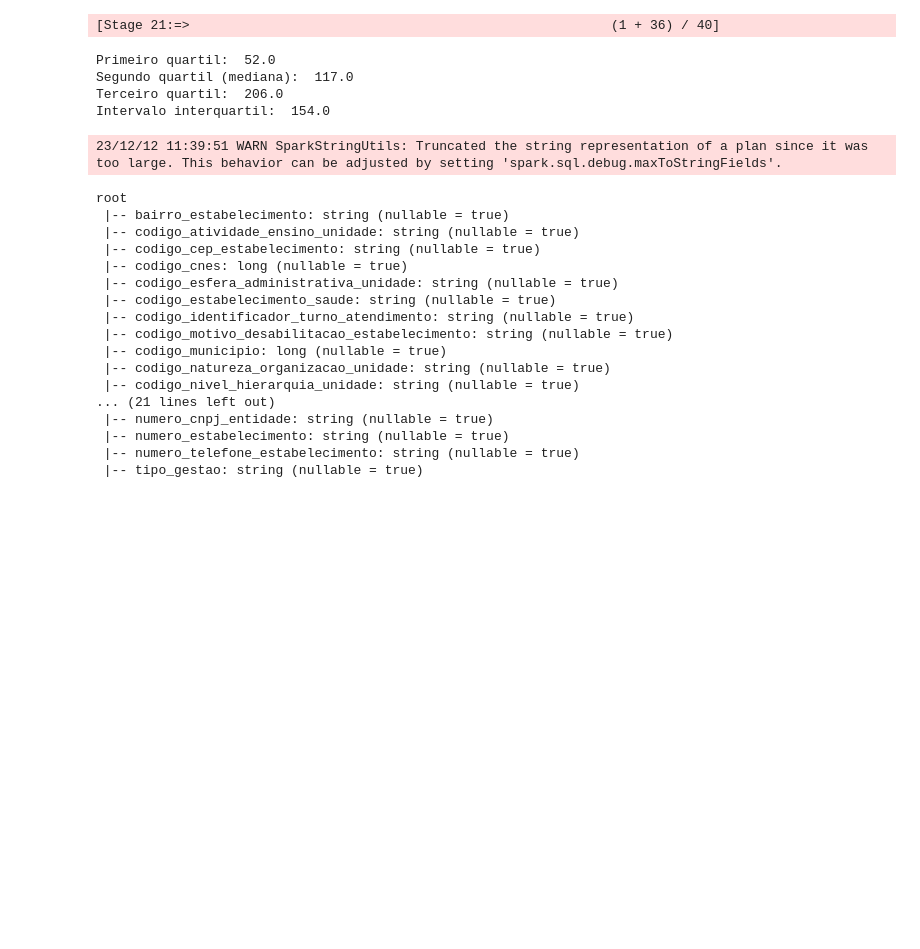
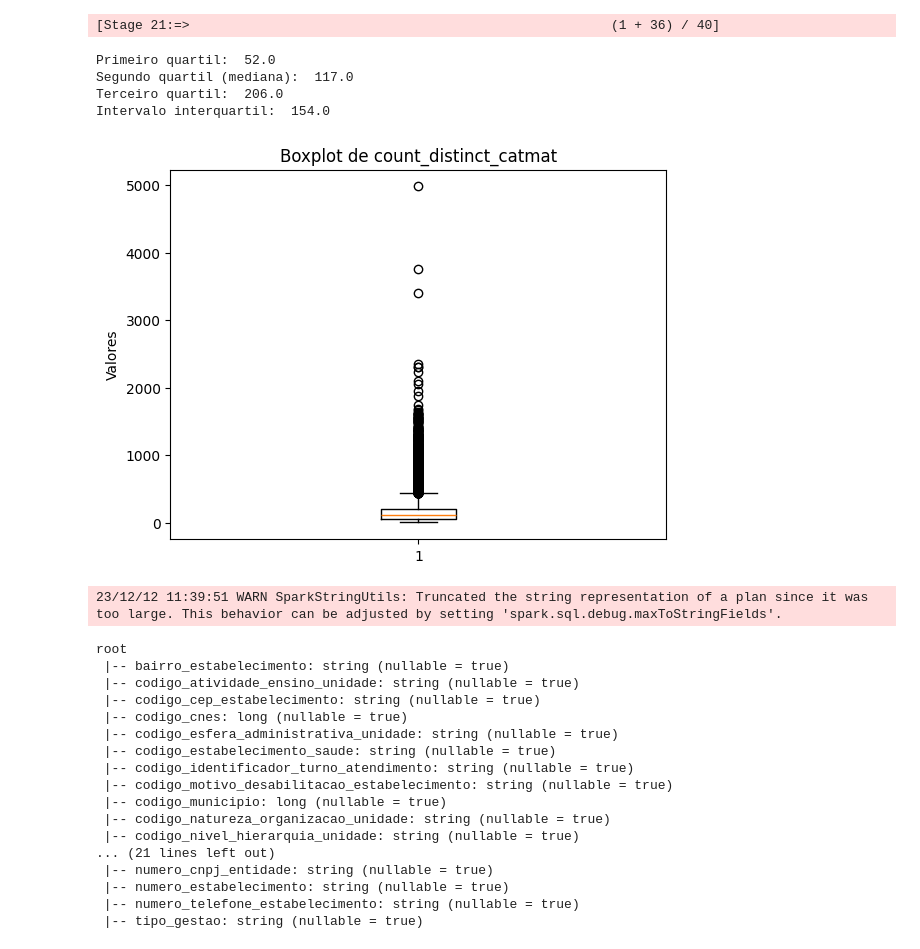
Before and after one commit to jesseazevedo/datalakeBnafar, a Jupyter notebook: src/notebooks/posicao_estoque.ipynb, the cells around one changed output. Drawn from its saved outputs; the diff is of its cells as text; code cells hidden in the pictures; blank space fills up the shorter version.

```diff
--- a/src/notebooks/posicao_estoque.ipynb
+++ b/src/notebooks/posicao_estoque.ipynb
@@ -127,6 +133,18 @@ Primeiro quartil:  52.0
 Segundo quartil (mediana):  117.0
 Terceiro quartil:  206.0
 Intervalo interquartil:  154.0
+# %%
+import matplotlib.pyplot as plt
+
+# Obtenha a coluna de dados como uma lista
+dados = df_cnes.select("count_distinct_catmat").rdd.flatMap(lambda x: x).collect()
+
+plt.boxplot(dados)
+plt.title('Boxplot de count_distinct_catmat')
+plt.ylabel('Valores')
+plt.show()
+# %% [output]
+[figure, added]
 # %%
 import requests
 import json
```
Also changed, not shown: parts of 4 cells of this notebook, 1 other file.
